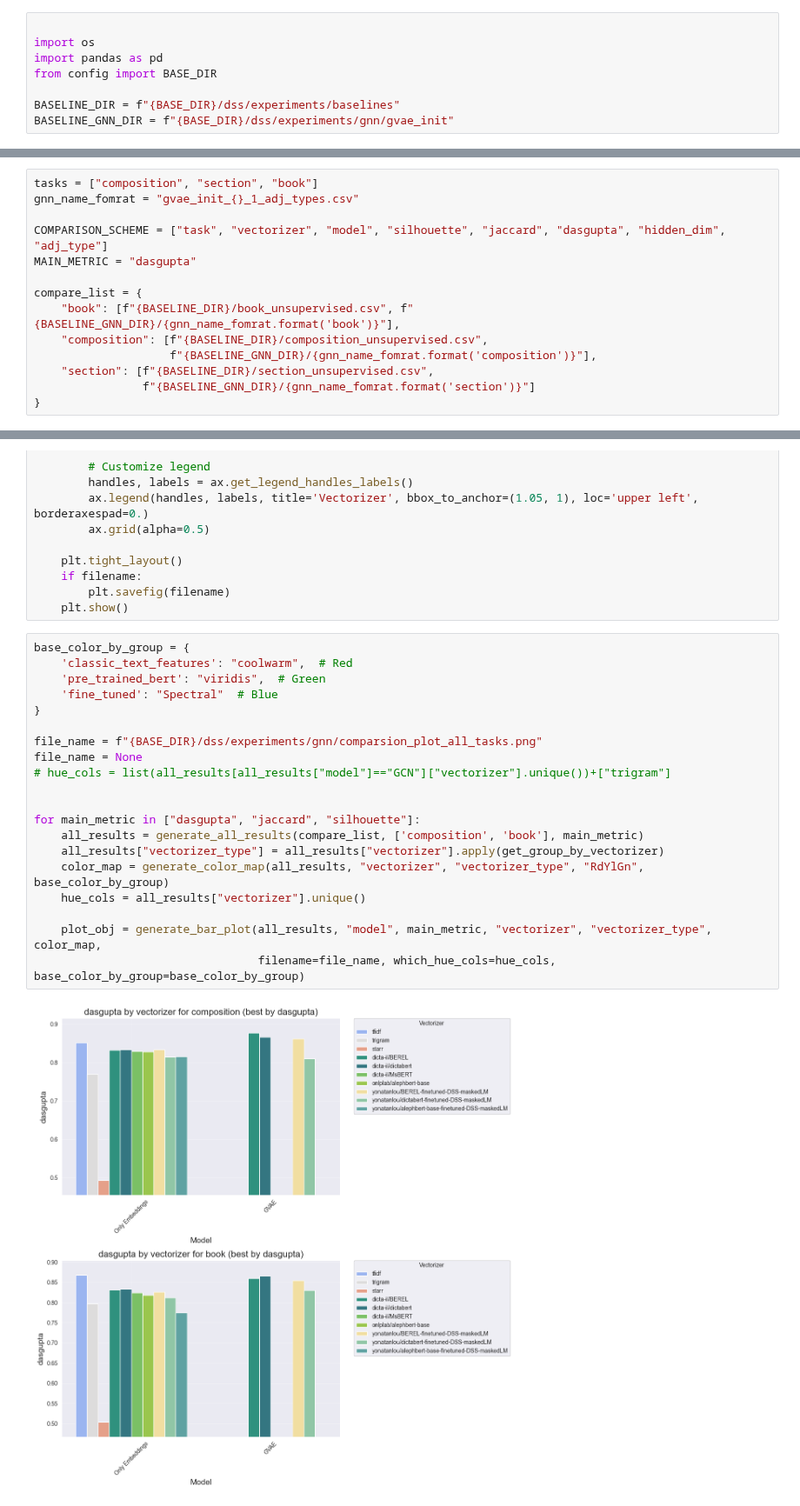
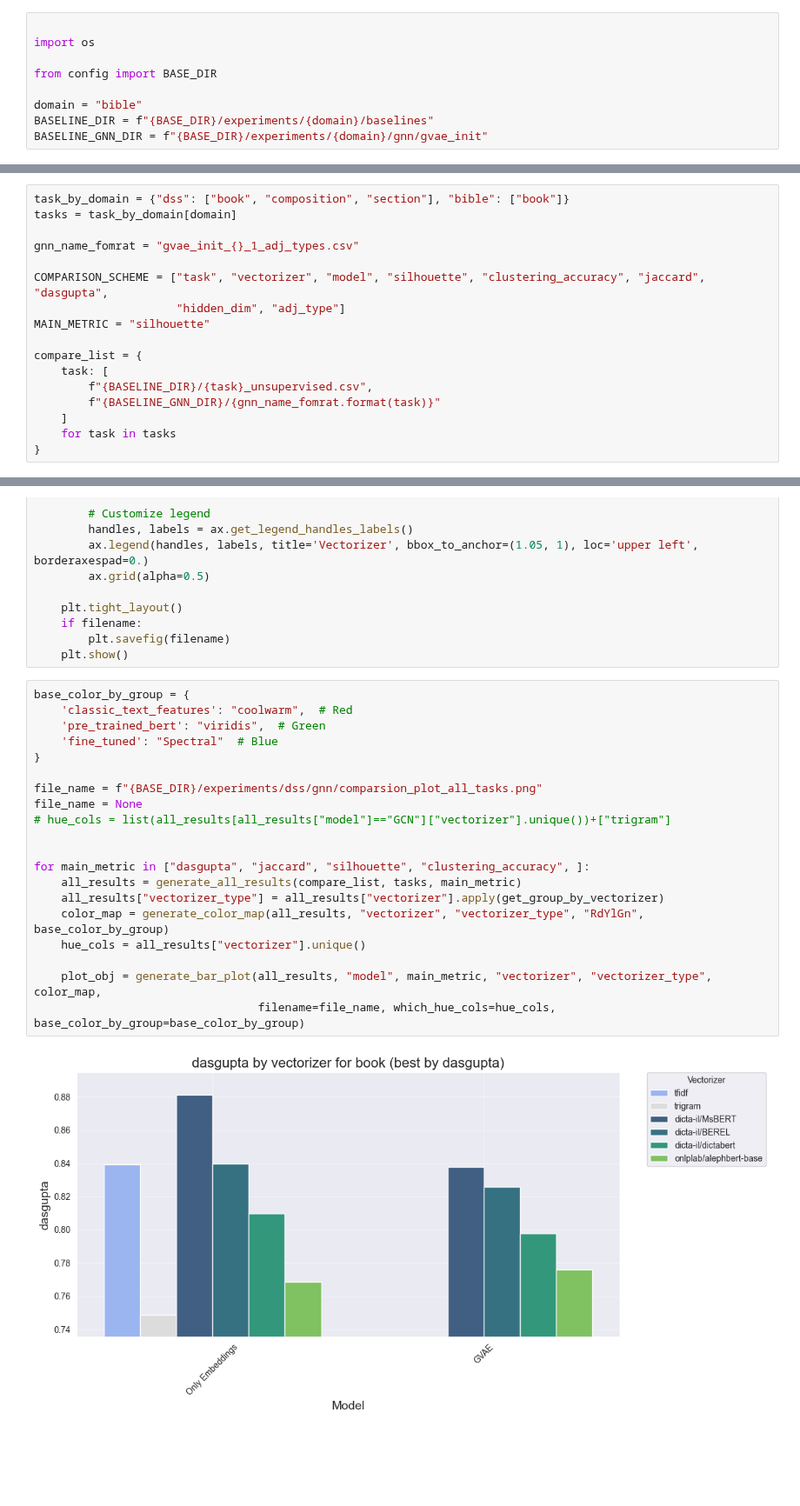
Before and after one commit to yonatanlou/QumranNLP, a Jupyter notebook: notebooks/4.2-gnn_analysis_unsupervised.ipynb, the cells around one changed output, grey strips where cells are left out. Shown at 87% size. Saved outputs shown, nothing was run; the diff lists cells and outputs as text; blank space fills up the shorter version.

```diff
--- a/notebooks/4.2-gnn_analysis_unsupervised.ipynb
+++ b/notebooks/4.2-gnn_analysis_unsupervised.ipynb
@@ -1,11 +1,12 @@
 # %%
 
 import os
-import pandas as pd
+
 from config import BASE_DIR
 
-BASELINE_DIR = f"{BASE_DIR}/dss/experiments/baselines"
-BASELINE_GNN_DIR = f"{BASE_DIR}/dss/experiments/gnn/gvae_init"
+domain = "bible"
+BASELINE_DIR = f"{BASE_DIR}/experiments/{domain}/baselines"
+BASELINE_GNN_DIR = f"{BASE_DIR}/experiments/{domain}/gnn/gvae_init"
 # %%
 
 
@@ -26,15 +27,18 @@ print(list_files(BASELINE_GNN_DIR))
 # %%
-tasks = ["composition", "section", "book"]
+task_by_domain = {"dss": ["book", "composition", "section"], "bible": ["book"]}
+tasks = task_by_domain[domain]
+
 gnn_name_fomrat = "gvae_init_{}_1_adj_types.csv"
 
-COMPARISON_SCHEME = ["task", "vectorizer", "model", "silhouette", "jaccard", "dasgupta", "hidden_dim", "adj_type"]
-MAIN_METRIC = "dasgupta"
+COMPARISON_SCHEME = ["task", "vectorizer", "model", "silhouette", "clustering_accuracy", "jaccard", "dasgupta",
+                     "hidden_dim", "adj_type"]
+MAIN_METRIC = "silhouette"
 
 compare_list = {
-    "book": [f"{BASELINE_DIR}/book_unsupervised.csv", f"{BASELINE_GNN_DIR}/{gnn_name_fomrat.format('book')}"],
-    "composition": [f"{BASELINE_DIR}/composition_unsupervised.csv",
-                    f"{BASELINE_GNN_DIR}/{gnn_name_fomrat.format('composition')}"],
-    "section": [f"{BASELINE_DIR}/section_unsupervised.csv",
-                f"{BASELINE_GNN_DIR}/{gnn_name_fomrat.format('section')}"]
+    task: [
+        f"{BASELINE_DIR}/{task}_unsupervised.csv",
+        f"{BASELINE_GNN_DIR}/{gnn_name_fomrat.format(task)}"
+    ]
+    for task in tasks
 }
 # %%
@@ -173,22 +178,22 @@ def generate_bar_plot(all_results, x_col, y_col, hue_col, vectorizer_type_col, c
 # %%
 base_color_by_group = {
     'classic_text_features': "coolwarm",  # Red
     'pre_trained_bert': "viridis",  # Green
     'fine_tuned': "Spectral"  # Blue
 }
 
-file_name = f"{BASE_DIR}/dss/experiments/gnn/comparsion_plot_all_tasks.png"
+file_name = f"{BASE_DIR}/experiments/dss/gnn/comparsion_plot_all_tasks.png"
 file_name = None
 # hue_cols = list(all_results[all_results["model"]=="GCN"]["vectorizer"].unique())+["trigram"]
 
 
-for main_metric in ["dasgupta", "jaccard", "silhouette"]:
-    all_results = generate_all_results(compare_list, ['composition', 'book'], main_metric)
+for main_metric in ["dasgupta", "jaccard", "silhouette", "clustering_accuracy", ]:
+    all_results = generate_all_results(compare_list, tasks, main_metric)
     all_results["vectorizer_type"] = all_results["vectorizer"].apply(get_group_by_vectorizer)
     color_map = generate_color_map(all_results, "vectorizer", "vectorizer_type", "RdYlGn", base_color_by_group)
     hue_cols = all_results["vectorizer"].unique()
 
     plot_obj = generate_bar_plot(all_results, "model", main_metric, "vectorizer", "vectorizer_type", color_map,
                                  filename=file_name, which_hue_cols=hue_cols, base_color_by_group=base_color_by_group)
 # %% [output]
-[figure, old version]
+[figure, new version]
```
Also changed, not shown: parts of 6 cells of this notebook, 45 other files.
